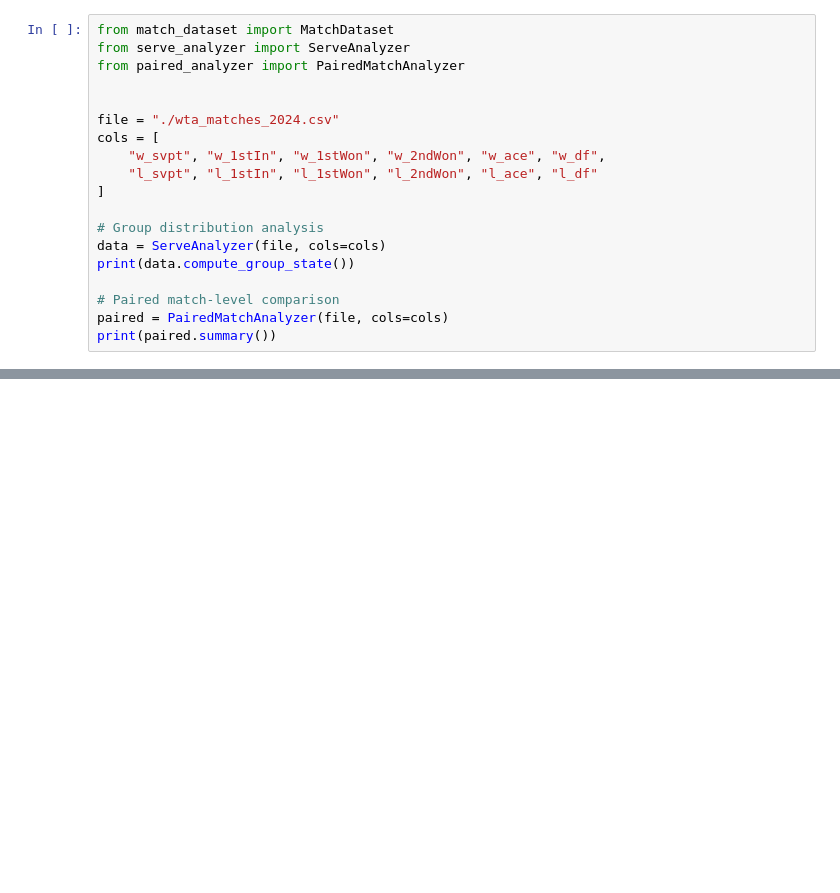
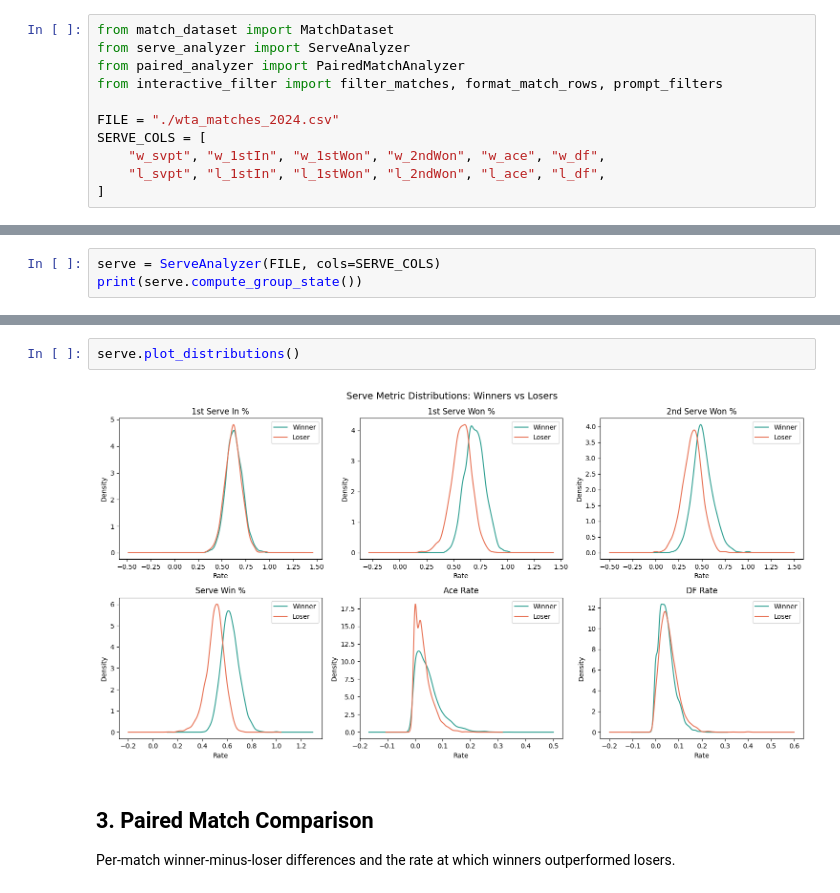
Before and after one commit to chiangyt/tennis_analyse, a Jupyter notebook: tennis_match_analyse.ipynb, the cells around one changed output, grey strips where cells are left out. Drawn from its saved outputs; the diff is of its cells as text; blank space fills up the shorter version.

```diff
--- a/tennis_match_analyse.ipynb
+++ b/tennis_match_analyse.ipynb
@@ -2,18 +7,10 @@
 from match_dataset import MatchDataset
 from serve_analyzer import ServeAnalyzer
 from paired_analyzer import PairedMatchAnalyzer
+from interactive_filter import filter_matches, format_match_rows, prompt_filters
 
-
-file = "./wta_matches_2024.csv"
-cols = [
+FILE = "./wta_matches_2024.csv"
+SERVE_COLS = [
     "w_svpt", "w_1stIn", "w_1stWon", "w_2ndWon", "w_ace", "w_df",
-    "l_svpt", "l_1stIn", "l_1stWon", "l_2ndWon", "l_ace", "l_df"
+    "l_svpt", "l_1stIn", "l_1stWon", "l_2ndWon", "l_ace", "l_df",
 ]
-
-# Group distribution analysis
-data = ServeAnalyzer(file, cols=cols)
-print(data.compute_group_state())
-
-# Paired match-level comparison
-paired = PairedMatchAnalyzer(file, cols=cols)
-print(paired.summary())
@@ -55,0 +37,3 @@ Output options:
+# %%
+serve = ServeAnalyzer(FILE, cols=SERVE_COLS)
+print(serve.compute_group_state())
@@ -55,0 +59,8 @@ Output options:
+# %%
+serve.plot_distributions()
+# %% [output]
+[figure, added]
+# %% [markdown]
+## 3. Paired Match Comparison
+
+Per-match winner-minus-loser differences and the rate at which winners outperformed losers.
```
Also changed, not shown: parts of 12 cells of this notebook, 11 other files.
